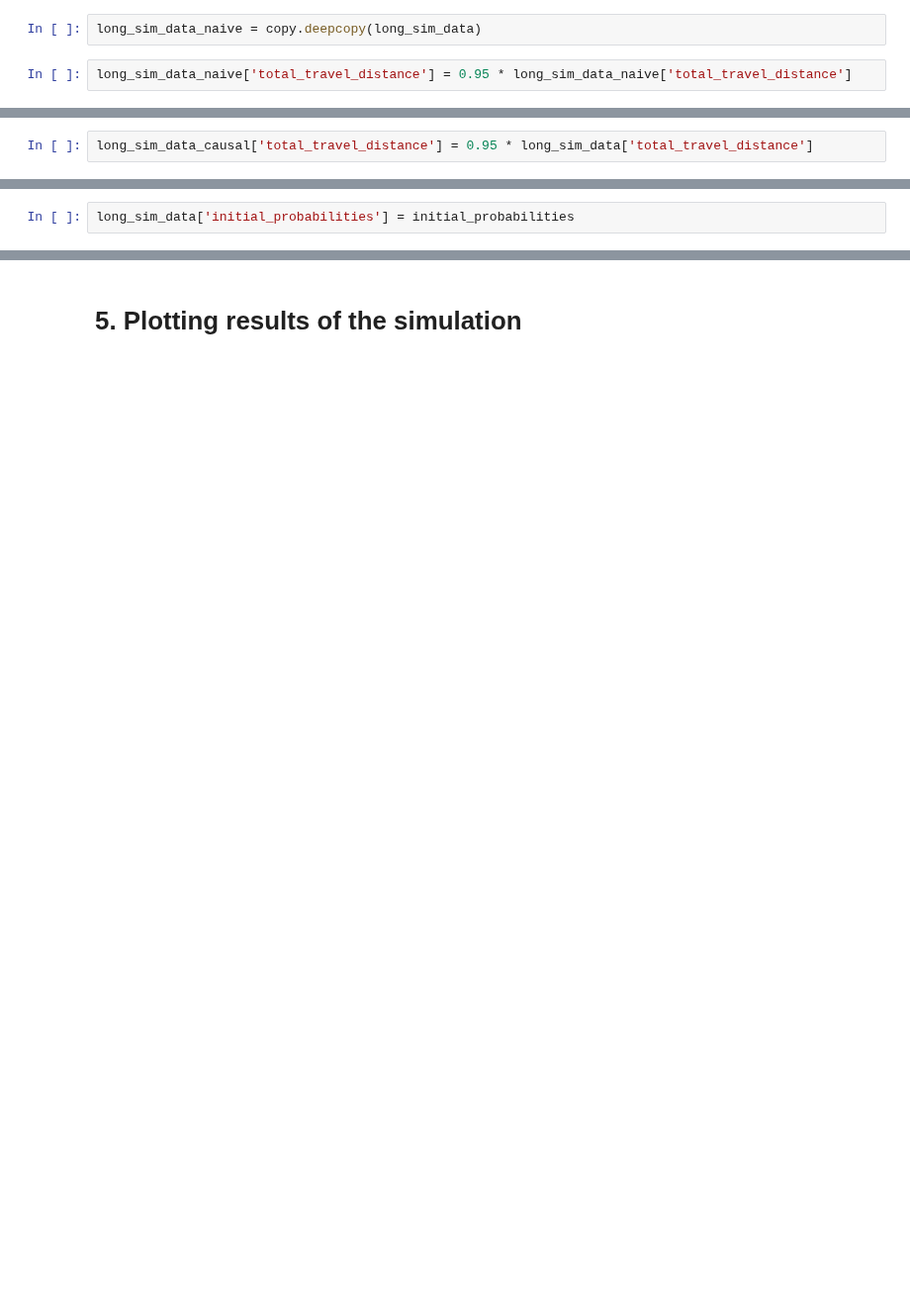
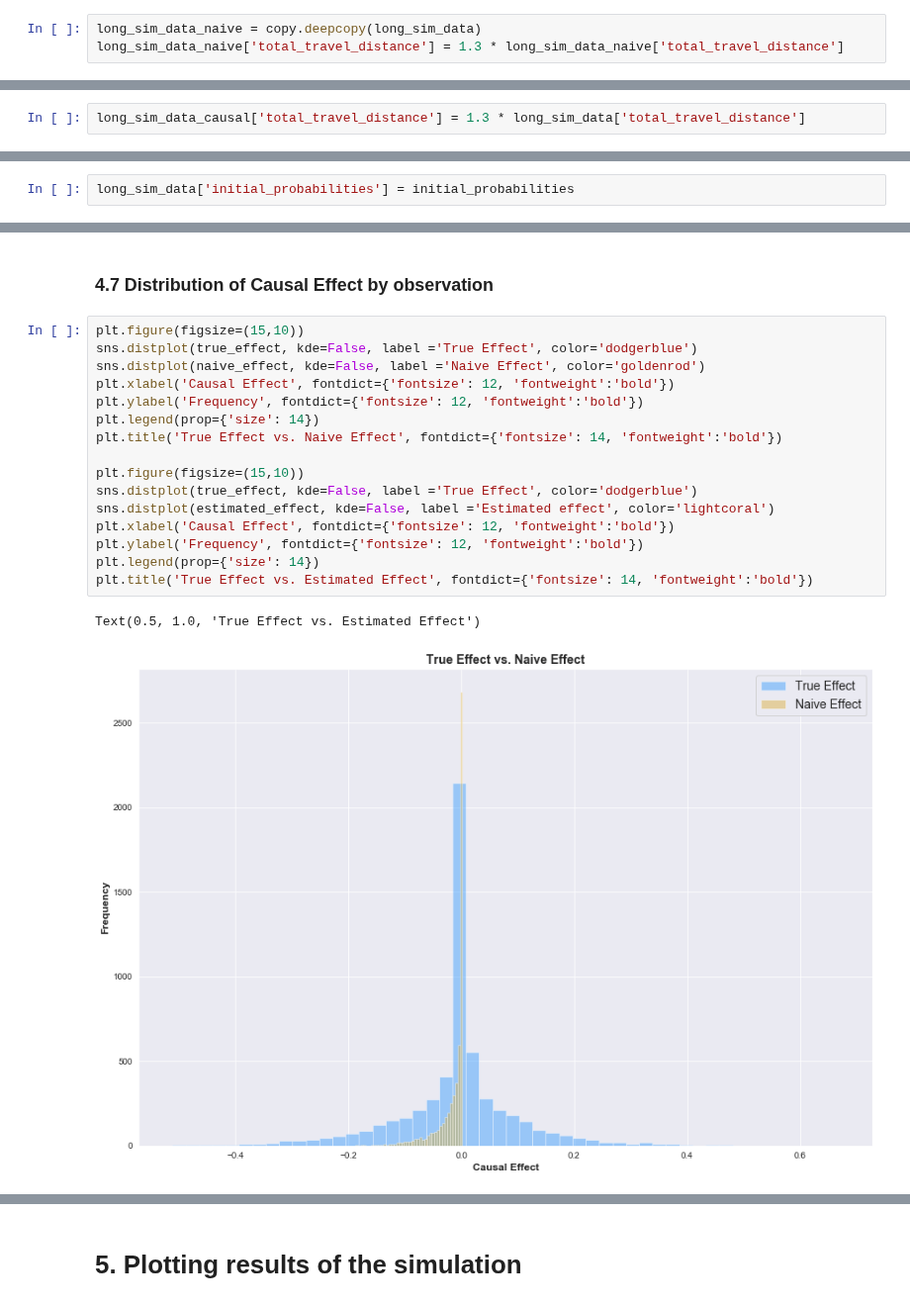
Before and after one commit to hassan-obeid/tr_b_causal_2020, a Jupyter notebook: notebooks/working/6.0-mab-estimate-causal-effect.ipynb, the cells around one changed output, grey strips where cells are left out. Shown at 99% size. Cells and saved outputs as stored; diff of their text form; blank space fills up the shorter version.

Commit message:
Completed simulation loop with graphs
@timothyb0912 @hassanobeid1994 check it out folks.

```diff
--- a/notebooks/working/6.0-mab-estimate-causal-effect.ipynb
+++ b/notebooks/working/6.0-mab-estimate-causal-effect.ipynb
@@ -1888,8 +1887,7 @@ initial_probabilities = mnl_model_sim.predict(long_sim_data)
 ### 4.2.1. Disturb X Independently
 # %%
 long_sim_data_naive = copy.deepcopy(long_sim_data)
+long_sim_data_naive['total_travel_distance'] = 1.3 * long_sim_data_naive['total_travel_distance']
-# %%
-long_sim_data_naive['total_travel_distance'] = 0.95 * long_sim_data_naive['total_travel_distance']
 # %% [markdown]
 ### 4.2.2. Compute Naive Probabilities Using Disturbed data and Estimated Model on Simulated Data
 # %%
@@ -1905,5 +1902,5 @@ long_sim_data_causal = copy.deepcopy(long_sim_data)
 # %%
-long_sim_data_causal['total_travel_distance'] = 0.95 * long_sim_data['total_travel_distance']
+long_sim_data_causal['total_travel_distance'] = 1.3 * long_sim_data['total_travel_distance']
 # %% [markdown]
 ### Drive Alone
 # %%
@@ -2038,0 +2026,21 @@ plt.legend()
+# %% [markdown]
+### 4.7 Distribution of Causal Effect by observation
+# %%
+plt.figure(figsize=(15,10))
+sns.distplot(true_effect, kde=False, label ='True Effect', color='dodgerblue')
+sns.distplot(naive_effect, kde=False, label ='Naive Effect', color='goldenrod')
+plt.xlabel('Causal Effect', fontdict={'fontsize': 12, 'fontweight':'bold'})
+plt.ylabel('Frequency', fontdict={'fontsize': 12, 'fontweight':'bold'})
+plt.legend(prop={'size': 14})
+plt.title('True Effect vs. Naive Effect', fontdict={'fontsize': 14, 'fontweight':'bold'})
+
+plt.figure(figsize=(15,10))
+sns.distplot(true_effect, kde=False, label ='True Effect', color='dodgerblue')
+sns.distplot(estimated_effect, kde=False, label ='Estimated effect', color='lightcoral')
+plt.xlabel('Causal Effect', fontdict={'fontsize': 12, 'fontweight':'bold'})
+plt.ylabel('Frequency', fontdict={'fontsize': 12, 'fontweight':'bold'})
+plt.legend(prop={'size': 14})
+plt.title('True Effect vs. Estimated Effect', fontdict={'fontsize': 14, 'fontweight':'bold'})
+# %% [output]
+Text(0.5, 1.0, 'True Effect vs. Estimated Effect')
+[figure, added]
```
Also changed, not shown: parts of 32 cells of this notebook, 1 other file.
